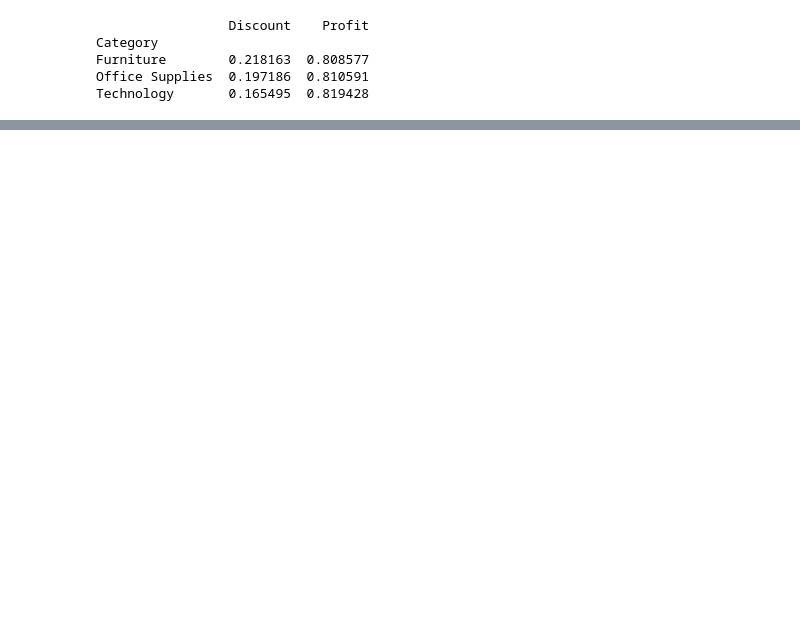
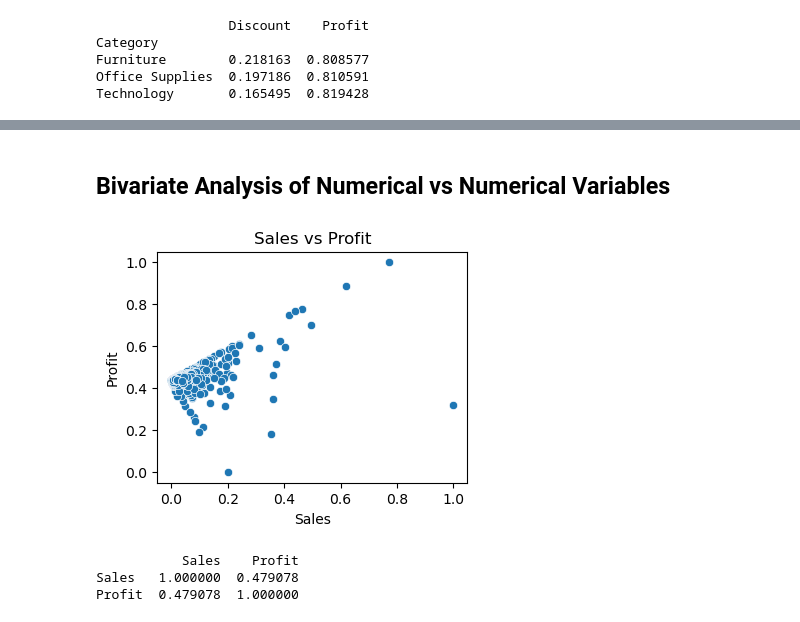
Before and after one commit to hennypurwadi/771951_Dataset_Analysis, a Jupyter notebook: 202370140_analysing_1.ipynb, the cells around one changed output, grey strips where cells are left out. Drawn from its saved outputs; the diff is of its cells as text; code cells hidden in the pictures; blank space fills up the shorter version.

```diff
--- a/202370140_analysing_1.ipynb
+++ b/202370140_analysing_1.ipynb
@@ -149,0 +224,20 @@ Profit   -0.973353  1.000000
+# %% [markdown]
+## Bivariate Analysis of Numerical vs Numerical Variables
+# %%
+#Scatter plot of 'Sales' vs 'Profit'
+plt.figure(figsize=(4, 3))
+sns.scatterplot(x='Sales', y='Profit', data=df)
+plt.title('Sales vs Profit')
+plt.xlabel('Sales')
+plt.ylabel('Profit')
+plt.show()
+# %% [output]
+[figure, added]
+# %%
+# Calculate correlation coefficient between 'Sales' and 'Profit'
+correlation = df[['Sales', 'Profit']].corr()
+print(correlation)
+# %% [output]
+           Sales    Profit
+Sales   1.000000  0.479078
+Profit  0.479078  1.000000
```
Also changed, not shown: parts of 36 cells of this notebook.
